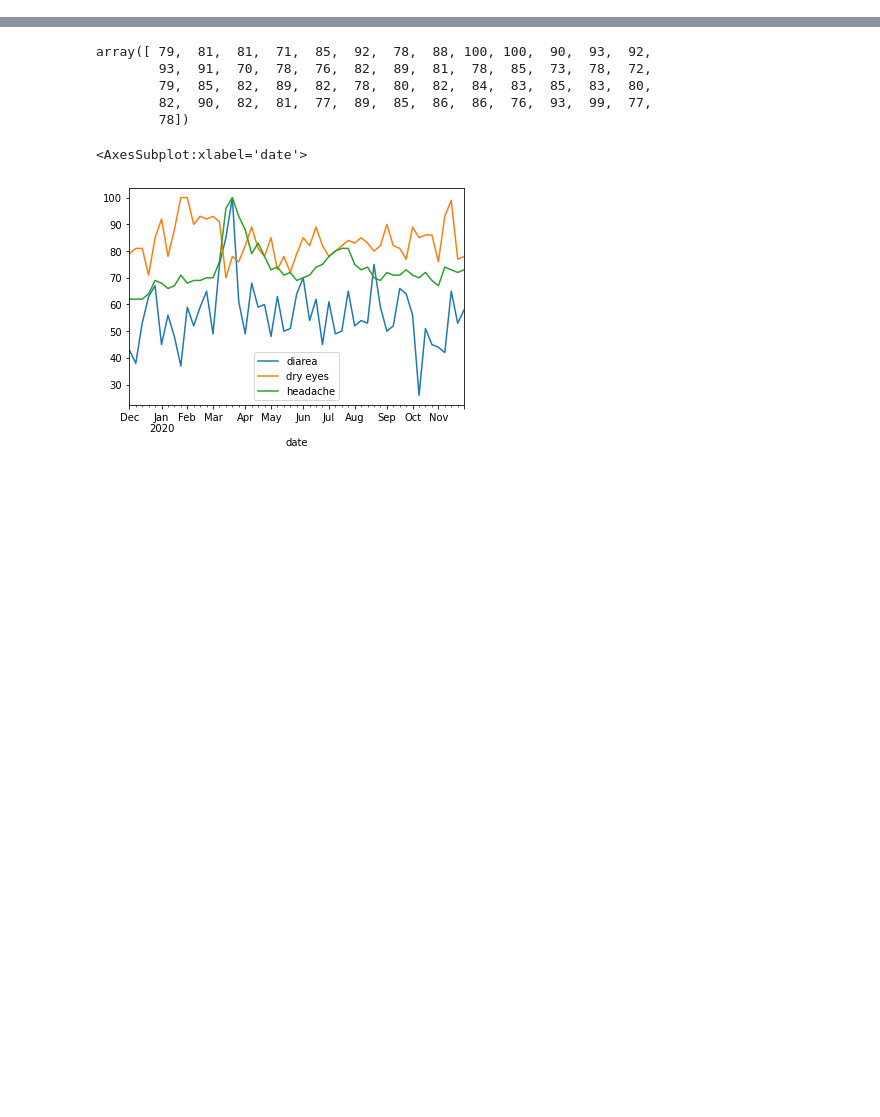
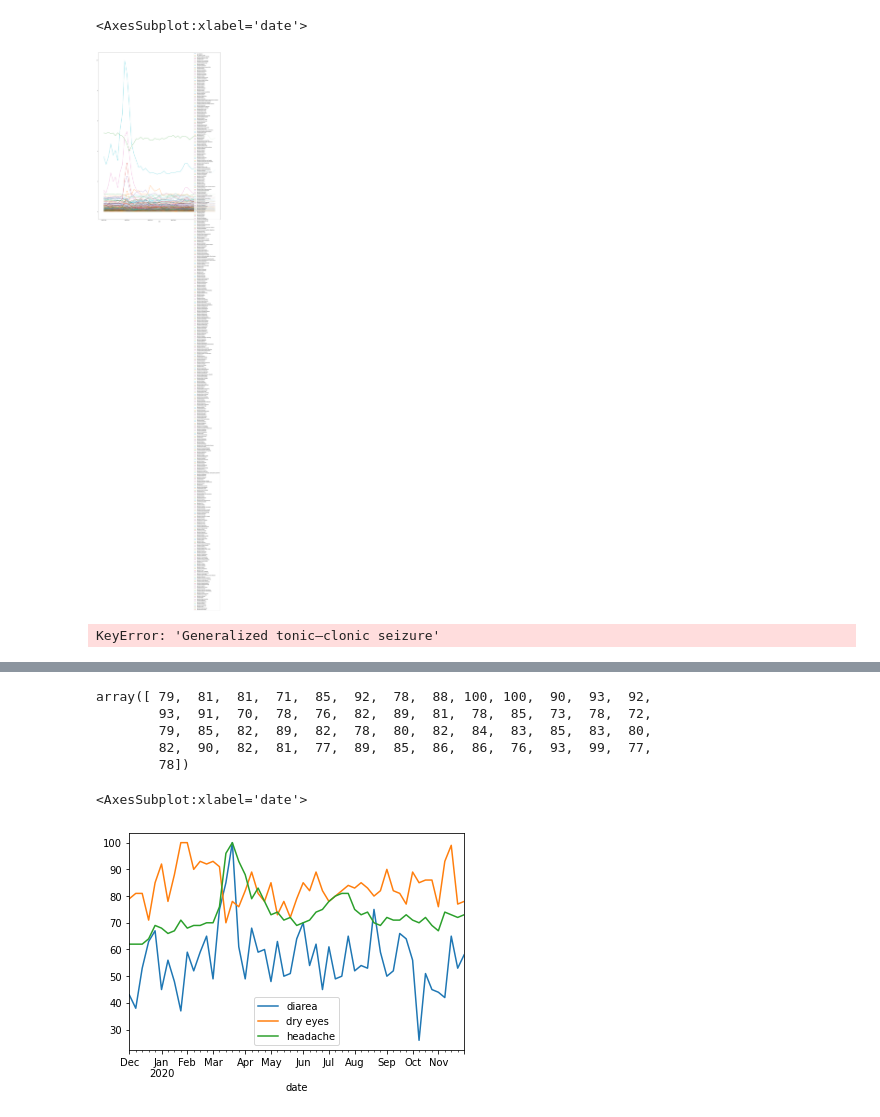
Before and after one commit to mopkoff/disease-trends, a Jupyter notebook: Untitled.ipynb, the cells around one changed output, grey strips where cells are left out. Saved outputs shown, nothing was run; the diff lists cells and outputs as text; code cells hidden in the pictures; blank space fills up the shorter version.

```diff
--- a/Untitled.ipynb
+++ b/Untitled.ipynb
@@ -9,4 +12,4 @@ pytrends = TrendReq(hl='en-US', tz=360)
 # %%
 #setting up a symptomps array:
 filename = "2020_country_weekly_2020_GB_weekly_symptoms_dataset.csv";
-pd.read_csv(filename).sort_values('date').groupby(['date']).mean().plot()
+data = pd.read_csv(filename).sort_values('date').groupby(['date']).mean()
@@ -16,10 +26,18 @@ pd.read_csv(filename).sort_values('date').groupby(['date']).mean().plot()
+# %%
+data.plot(figsize=(25,35))
+# %% [output]
+<AxesSubplot:xlabel='date'>
+[figure, added]
 # %%
-kw_list = ["dry eyes","headache", "diarea"]
+#kw_list = ["dry eyes","headache", "diarea"]
+kw_list = data.columns.map(lambda x: x.replace("symptom:", ""))[2:]
 for kw in kw_list:
     pytrends.build_payload([kw], cat=0, timeframe='2019-11-30 2020-12-07', geo='', gprop='')
-    if overtime.empty:
+    if  overtime.empty:
         overtime = pytrends.interest_over_time()
     else:
         overtime[kw] = pytrends.interest_over_time()[kw].values
+# %% [output]
+KeyError: 'Generalized tonic–clonic seizure'
 # %%
 overtime
```
Also changed, not shown: parts of 4 cells of this notebook.
